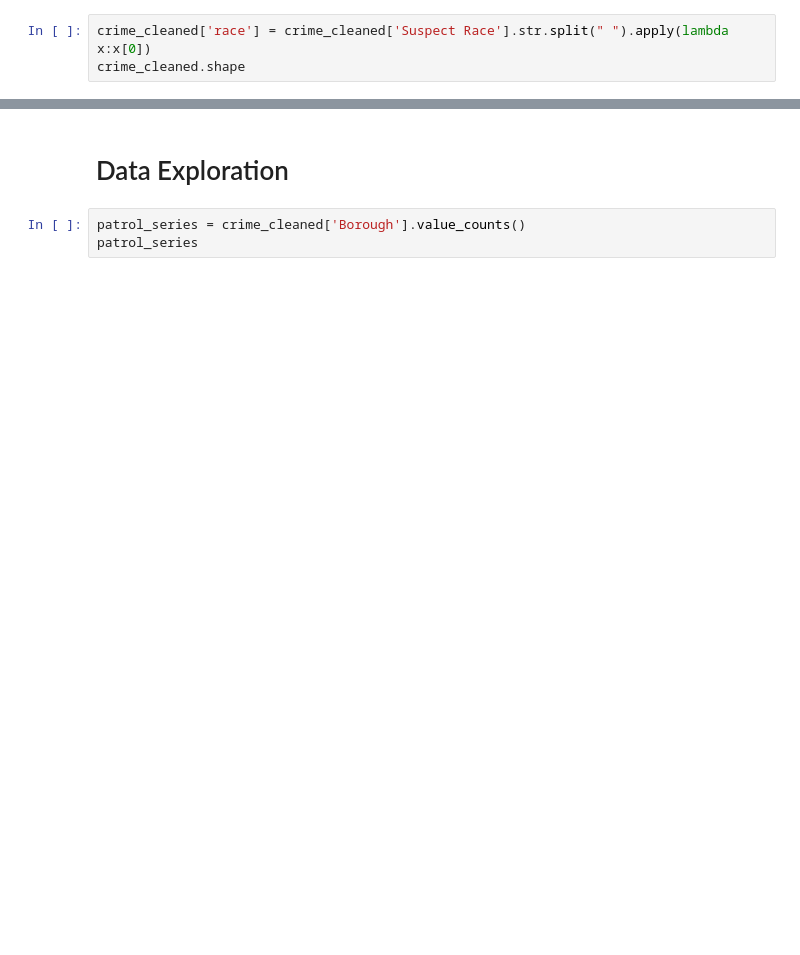
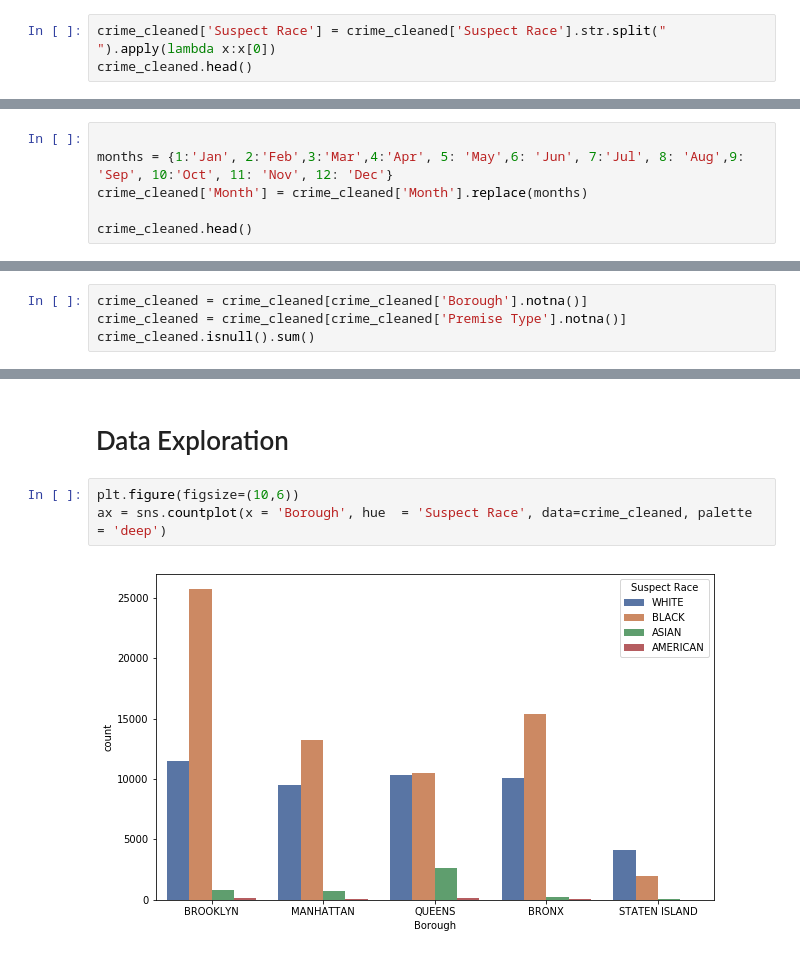
Before and after one commit to aclao89/NYC_Race-SAT, a Jupyter notebook: NYPD Crime 2011.ipynb, the cells around one changed output, grey strips where cells are left out. Drawn from its saved outputs; the diff is of its cells as text; blank space fills up the shorter version.

```diff
--- a/NYPD Crime 2011.ipynb
+++ b/NYPD Crime 2011.ipynb
@@ -115,6 +115,6 @@ date = crime_cleaned['Date of Complaint'].str.split("/", n=3, expand = True)
 crime_cleaned['Day'] = date[1].astype(int)
 crime_cleaned['Month'] = date[0].astype(int)
 # %%
-crime_cleaned['race'] = crime_cleaned['Suspect Race'].str.split(" ").apply(lambda x:x[0])
-crime_cleaned.shape
+crime_cleaned['Suspect Race'] = crime_cleaned['Suspect Race'].str.split(" ").apply(lambda x:x[0])
+crime_cleaned.head()
 # %% [output]
@@ -121,0 +167,6 @@ crime_cleaned.shape
+# %%
+
+months = {1:'Jan', 2:'Feb',3:'Mar',4:'Apr', 5: 'May',6: 'Jun', 7:'Jul', 8: 'Aug',9: 'Sep', 10:'Oct', 11: 'Nov', 12: 'Dec'}
+crime_cleaned['Month'] = crime_cleaned['Month'].replace(months)
+
+crime_cleaned.head()
@@ -121,0 +181,4 @@ crime_cleaned.shape
+# %%
+crime_cleaned = crime_cleaned[crime_cleaned['Borough'].notna()]
+crime_cleaned = crime_cleaned[crime_cleaned['Premise Type'].notna()]
+crime_cleaned.isnull().sum()
@@ -122,5 +200,7 @@ crime_cleaned.shape
 # %% [markdown]
 # Data Exploration
-# %%
-patrol_series = crime_cleaned['Borough'].value_counts()
-patrol_series
+# %%
+plt.figure(figsize=(10,6))
+ax = sns.countplot(x = 'Borough', hue  = 'Suspect Race', data=crime_cleaned, palette = 'deep')
+# %% [output]
+[figure, added]
```
Also changed, not shown: parts of 13 cells of this notebook, 4 other files.
